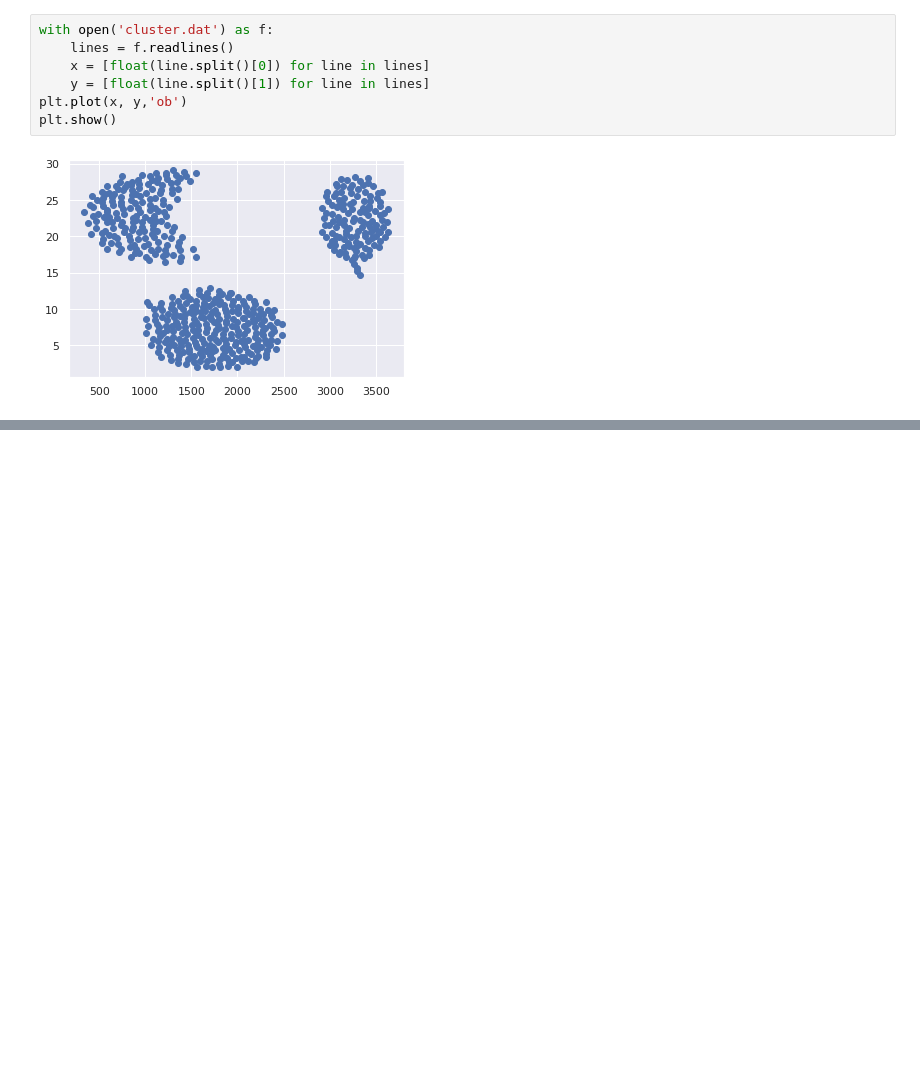
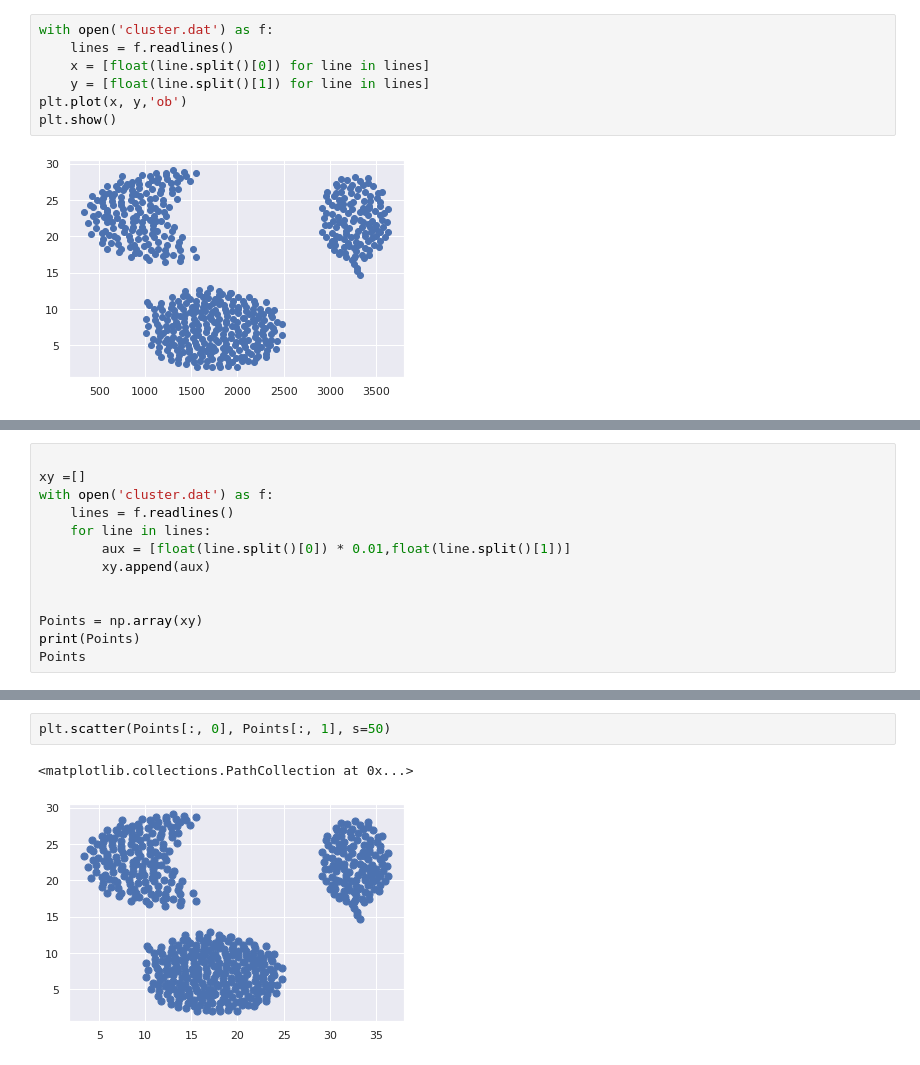
Before and after one commit to heigon77/MC886-MachineLearning-HG, a Jupyter notebook: P1.ipynb, the cells around one changed output, grey strips where cells are left out. Drawn from its saved outputs; the diff is of its cells as text; blank space fills up the shorter version.

```diff
--- a/P1.ipynb
+++ b/P1.ipynb
@@ -63,0 +52,13 @@ print(Points)
+# %%
+
+xy =[]
+with open('cluster.dat') as f:
+    lines = f.readlines()
+    for line in lines:
+        aux = [float(line.split()[0]) * 0.01,float(line.split()[1])]
+        xy.append(aux)
+
+
+Points = np.array(xy)
+print(Points)
+Points
@@ -63,0 +80,5 @@ print(Points)
+# %%
+plt.scatter(Points[:, 0], Points[:, 1], s=50)
+# %% [output]
+<matplotlib.collections.PathCollection at 0x...>
+[figure, added]
```
Also changed, not shown: parts of 7 cells of this notebook.
